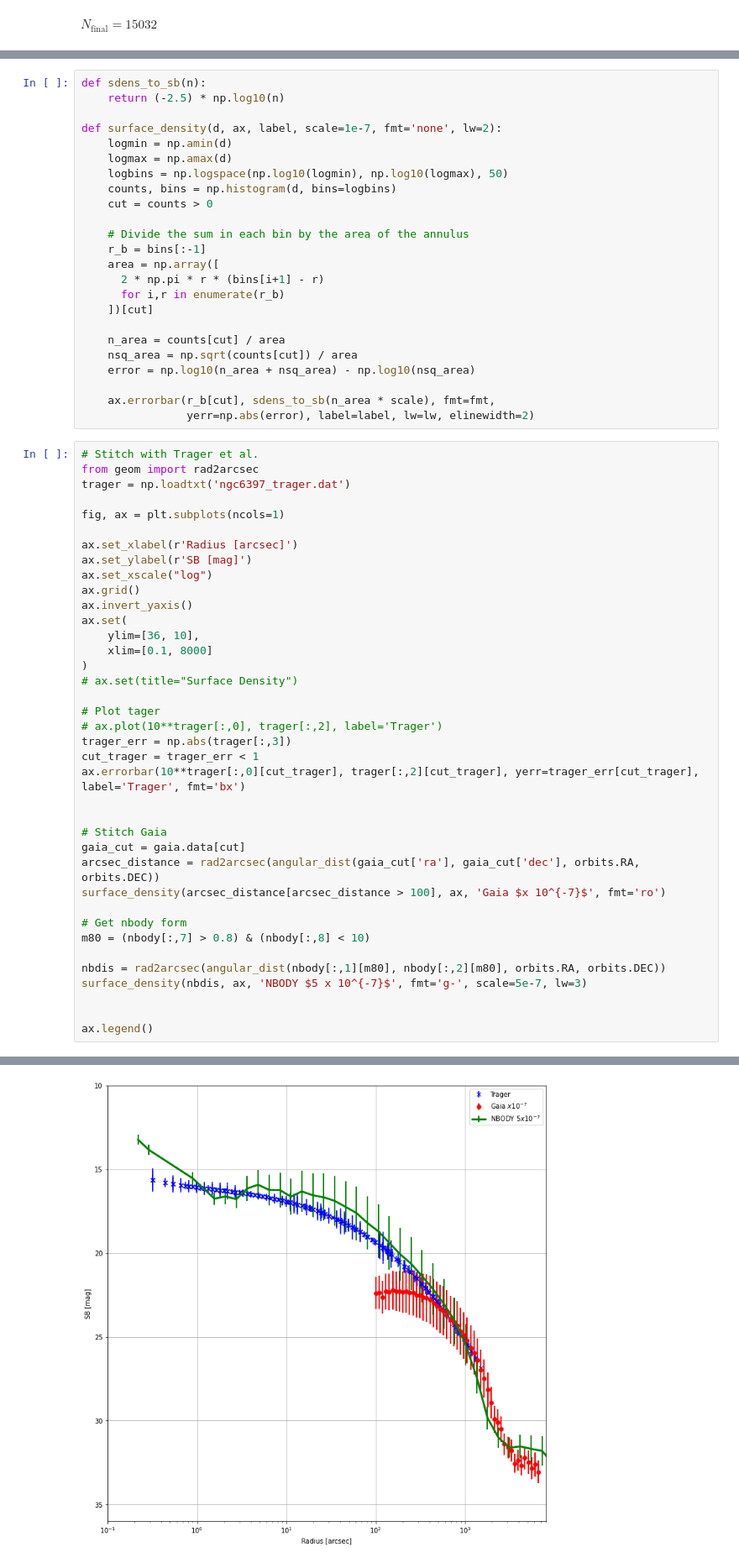
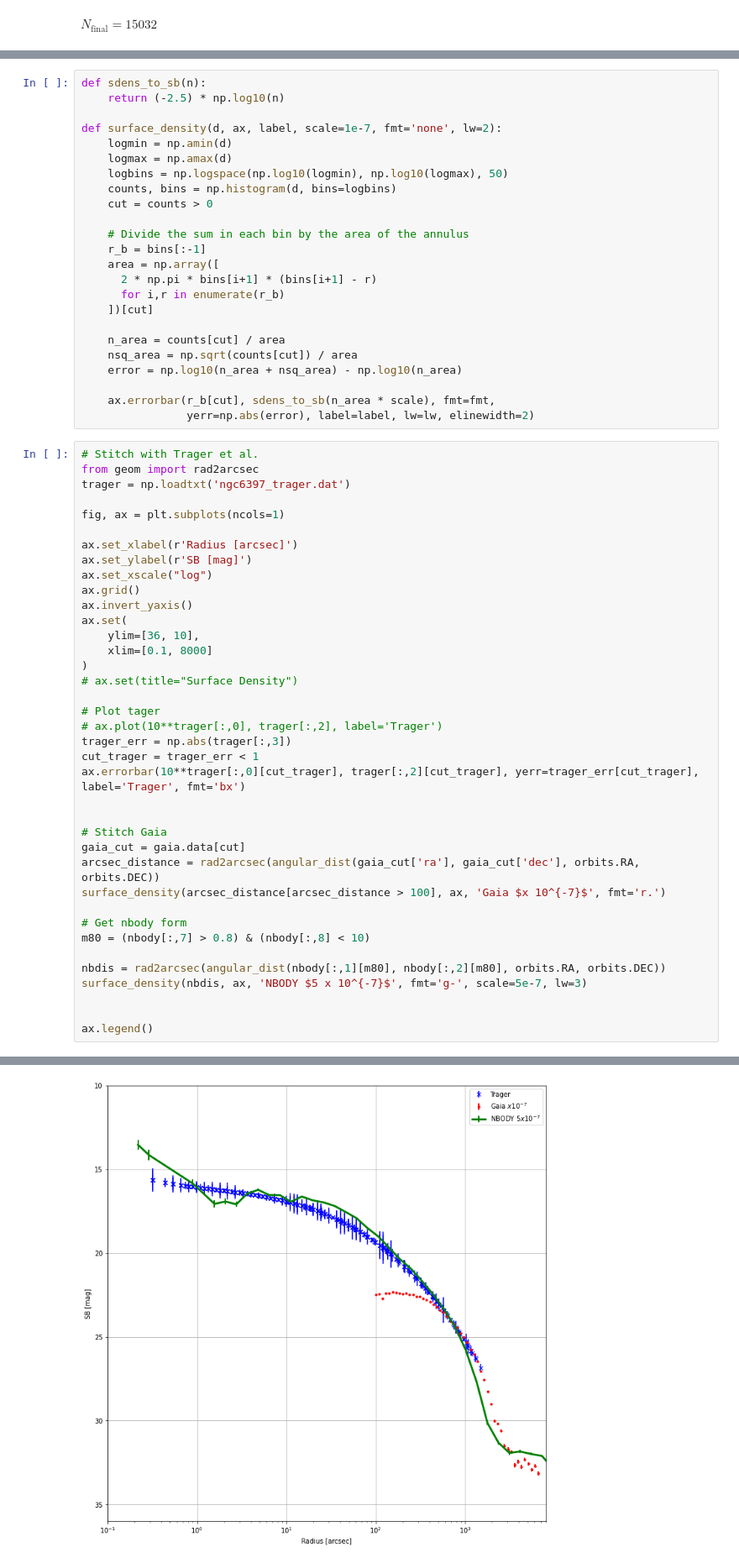
Before and after one commit to anthony-arnold/ngc6397, a Jupyter notebook: ngc6397.ipynb, the cells around one changed output, grey strips where cells are left out. Shown at 84% size. Drawn from its saved outputs; the diff is of its cells as text.

Commit message:
Fix error bars

```diff
--- a/ngc6397.ipynb
+++ b/ngc6397.ipynb
@@ -197,13 +197,13 @@ def surface_density(d, ax, label, scale=1e-7, fmt='none', lw=2):
     # Divide the sum in each bin by the area of the annulus
     r_b = bins[:-1]
     area = np.array([
-      2 * np.pi * r * (bins[i+1] - r)
+      2 * np.pi * bins[i+1] * (bins[i+1] - r)
       for i,r in enumerate(r_b)
     ])[cut]
 
     n_area = counts[cut] / area
     nsq_area = np.sqrt(counts[cut]) / area
-    error = np.log10(n_area + nsq_area) - np.log10(nsq_area)
+    error = np.log10(n_area + nsq_area) - np.log10(n_area)
 
     ax.errorbar(r_b[cut], sdens_to_sb(n_area * scale), fmt=fmt,
                 yerr=np.abs(error), label=label, lw=lw, elinewidth=2)
@@ -219,32 +219,32 @@ ax.set_ylabel(r'SB [mag]')
 ax.set_xscale("log")
 ax.grid()
 ax.invert_yaxis()
 ax.set(
     ylim=[36, 10],
     xlim=[0.1, 8000]
 )
 # ax.set(title="Surface Density")
 
 # Plot tager
 # ax.plot(10**trager[:,0], trager[:,2], label='Trager')
 trager_err = np.abs(trager[:,3])
 cut_trager = trager_err < 1
 ax.errorbar(10**trager[:,0][cut_trager], trager[:,2][cut_trager], yerr=trager_err[cut_trager], label='Trager', fmt='bx')
 
 
 # Stitch Gaia
 gaia_cut = gaia.data[cut]
 arcsec_distance = rad2arcsec(angular_dist(gaia_cut['ra'], gaia_cut['dec'], orbits.RA, orbits.DEC))
-surface_density(arcsec_distance[arcsec_distance > 100], ax, 'Gaia $x 10^{-7}$', fmt='ro')
+surface_density(arcsec_distance[arcsec_distance > 100], ax, 'Gaia $x 10^{-7}$', fmt='r.')
 
 # Get nbody form
 m80 = (nbody[:,7] > 0.8) & (nbody[:,8] < 10)
 
 nbdis = rad2arcsec(angular_dist(nbody[:,1][m80], nbody[:,2][m80], orbits.RA, orbits.DEC))
 surface_density(nbdis, ax, 'NBODY $5 x 10^{-7}$', fmt='g-', scale=5e-7, lw=3)
 
 
 ax.legend()
 # %% [output]
 <matplotlib.legend.Legend at 0x...>
-[figure, old version]
+[figure, new version]
```
